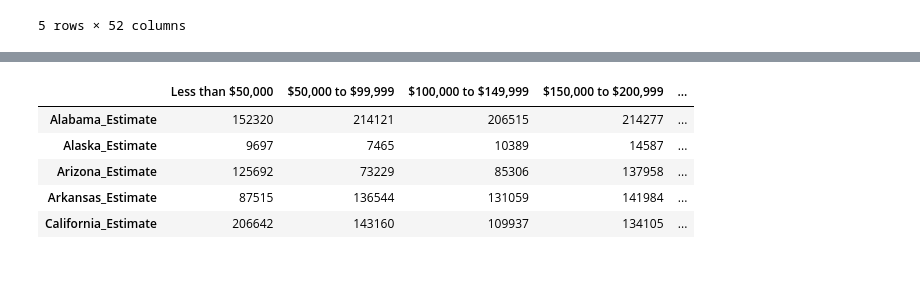
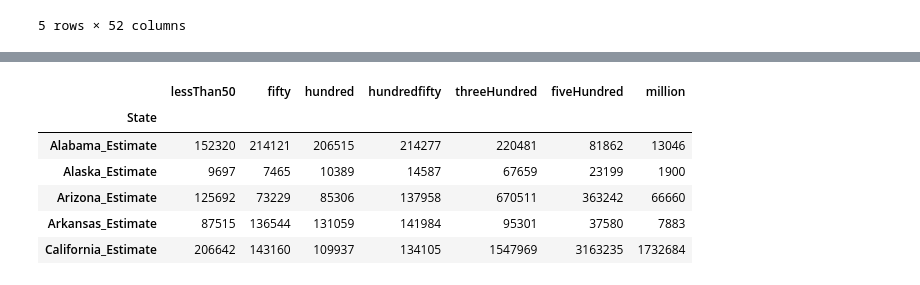
Before and after one commit to renee-h710/Project_3, a Jupyter notebook: project3.ipynb, the cells around one changed output, grey strips where cells are left out. Saved outputs shown, nothing was run; the diff lists cells and outputs as text; code cells hidden in the pictures.

```diff
--- a/project3.ipynb
+++ b/project3.ipynb
@@ -85,37 +200,38 @@ occupancy_per_df.head()
 # %%
 #Value estimate df
 less_than_fifty = estimate.iloc[80]
 fifty = estimate.iloc[81]
 hundred = estimate.iloc[82]
 hundredfifty = estimate.iloc[83]
 twohundred = estimate.iloc[84]
 threehundred = estimate.iloc[85]
 fivehundred = estimate.iloc[86]
 million = estimate.iloc[87]
 
 value_est_df = pd.DataFrame({
-        "Less than $50,000": less_than_fifty,
-        "$50,000 to $99,999": fifty,
-        "$100,000 to $149,999": hundred,
-        "$150,000 to $200,999": hundredfifty,
-        "$300,000 to $499,999": threehundred,
-        "$500,000 to $999,999": fivehundred,
-        "$1,000,000 or more": million
+        "lessThan50": less_than_fifty,
+        "fifty": fifty,
+        "hundred": hundred,
+        "hundredfifty": hundredfifty,
+        "threeHundred": threehundred,
+        "fiveHundred": fivehundred,
+        "million": million
         })
 
-value_est_df["Less than $50,000"] = value_est_df["Less than $50,000"].str.replace(",","").astype(int)
-value_est_df["$50,000 to $99,999"] = value_est_df["$50,000 to $99,999"].str.replace(",","").astype(int)
-value_est_df["$100,000 to $149,999"] = value_est_df["$100,000 to $149,999"].str.replace(",","").astype(int)
-value_est_df["$150,000 to $200,999"] = value_est_df["$150,000 to $200,999"].str.replace(",","").astype(int)
-value_est_df["$300,000 to $499,999"] = value_est_df["$300,000 to $499,999"].str.replace(",","").astype(int)
-value_est_df["$500,000 to $999,999"] = value_est_df["$500,000 to $999,999"].str.replace(",","").astype(int)
-value_est_df["$1,000,000 or more"] = value_est_df["$1,000,000 or more"].str.replace(",","").astype(int)
+value_est_df["lessThan50"] = value_est_df["lessThan50"].str.replace(",","").astype(int)
+value_est_df["fifty"] = value_est_df["fifty"].str.replace(",","").astype(int)
+value_est_df["hundred"] = value_est_df["hundred"].str.replace(",","").astype(int)
+value_est_df["hundredfifty"] = value_est_df["hundredfifty"].str.replace(",","").astype(int)
+value_est_df["threeHundred"] = value_est_df["threeHundred"].str.replace(",","").astype(int)
+value_est_df["fiveHundred"] = value_est_df["fiveHundred"].str.replace(",","").astype(int)
+value_est_df["million"] = value_est_df["million"].str.replace(",","").astype(int)
 
 value_est_df.head()
 # %% [output]
-|  | Less than $50,000 | $50,000 to $99,999 | $100,000 to $149,999 | $150,000 to $200,999 | ... |
-| Alabama_Estimate | 152320 | 214121 | 206515 | 214277 | ... |
-| Alaska_Estimate | 9697 | 7465 | 10389 | 14587 | ... |
-| Arizona_Estimate | 125692 | 73229 | 85306 | 137958 | ... |
-| Arkansas_Estimate | 87515 | 136544 | 131059 | 141984 | ... |
-| California_Estimate | 206642 | 143160 | 109937 | 134105 | ... |
+|  | lessThan50 | fifty | hundred | hundredfifty | threeHundred | fiveHundred | million |
+| State |  |  |  |  |  |  |  |
+| Alabama_Estimate | 152320 | 214121 | 206515 | 214277 | 220481 | 81862 | 13046 |
+| Alaska_Estimate | 9697 | 7465 | 10389 | 14587 | 67659 | 23199 | 1900 |
+| Arizona_Estimate | 125692 | 73229 | 85306 | 137958 | 670511 | 363242 | 66660 |
+| Arkansas_Estimate | 87515 | 136544 | 131059 | 141984 | 95301 | 37580 | 7883 |
+| California_Estimate | 206642 | 143160 | 109937 | 134105 | 1547969 | 3163235 | 1732684 |
```
Also changed, not shown: parts of 17 cells of this notebook, 1 other file.
